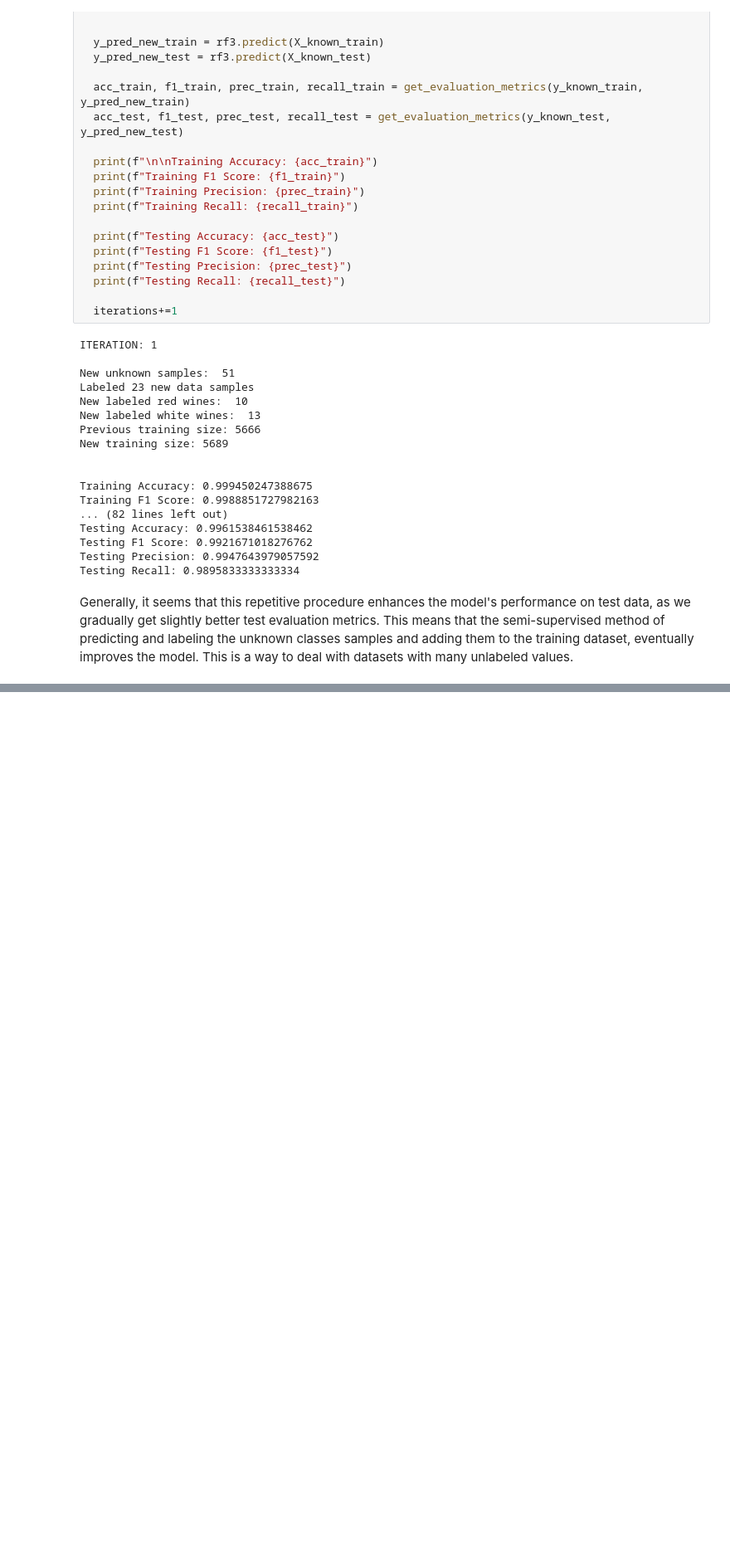
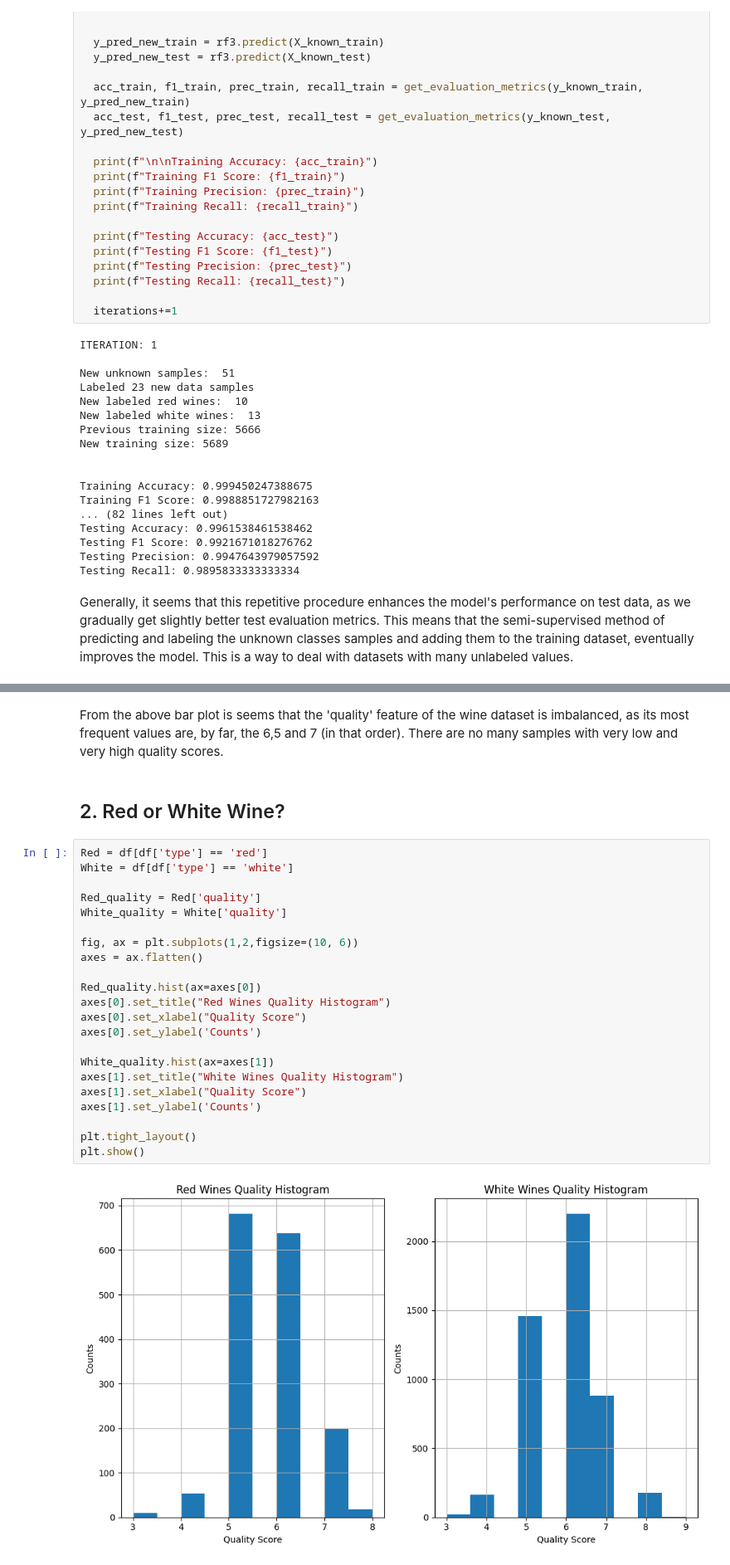
Before and after one commit to Smasko7/Machine-Learning-Course, a Jupyter notebook: Exercise_4.ipynb, the cells around one changed output, grey strips where cells are left out. Shown at 83% size. Saved outputs shown, nothing was run; the diff lists cells and outputs as text; blank space fills up the shorter version.

```diff
--- a/Exercise_4.ipynb
+++ b/Exercise_4.ipynb
@@ -332,0 +387,28 @@ Generally, it seems that this repetitive procedure enhances the model's performa
+# %% [markdown]
+From the above bar plot is seems that the 'quality' feature of the wine dataset is imbalanced, as its most frequent values are, by far, the 6,5 and 7 (in that order). There are no many samples with very low and very high quality scores.
+# %% [markdown]
+## 2. Red or White Wine?
+# %%
+Red = df[df['type'] == 'red']
+White = df[df['type'] == 'white']
+
+Red_quality = Red['quality']
+White_quality = White['quality']
+
+fig, ax = plt.subplots(1,2,figsize=(10, 6))
+axes = ax.flatten()
+
+Red_quality.hist(ax=axes[0])
+axes[0].set_title("Red Wines Quality Histogram")
+axes[0].set_xlabel("Quality Score")
+axes[0].set_ylabel('Counts')
+
+White_quality.hist(ax=axes[1])
+axes[1].set_title("White Wines Quality Histogram")
+axes[1].set_xlabel("Quality Score")
+axes[1].set_ylabel('Counts')
+
+plt.tight_layout()
+plt.show()
+# %% [output]
+[figure, added]
```
Also changed, not shown: parts of 49 cells of this notebook.
